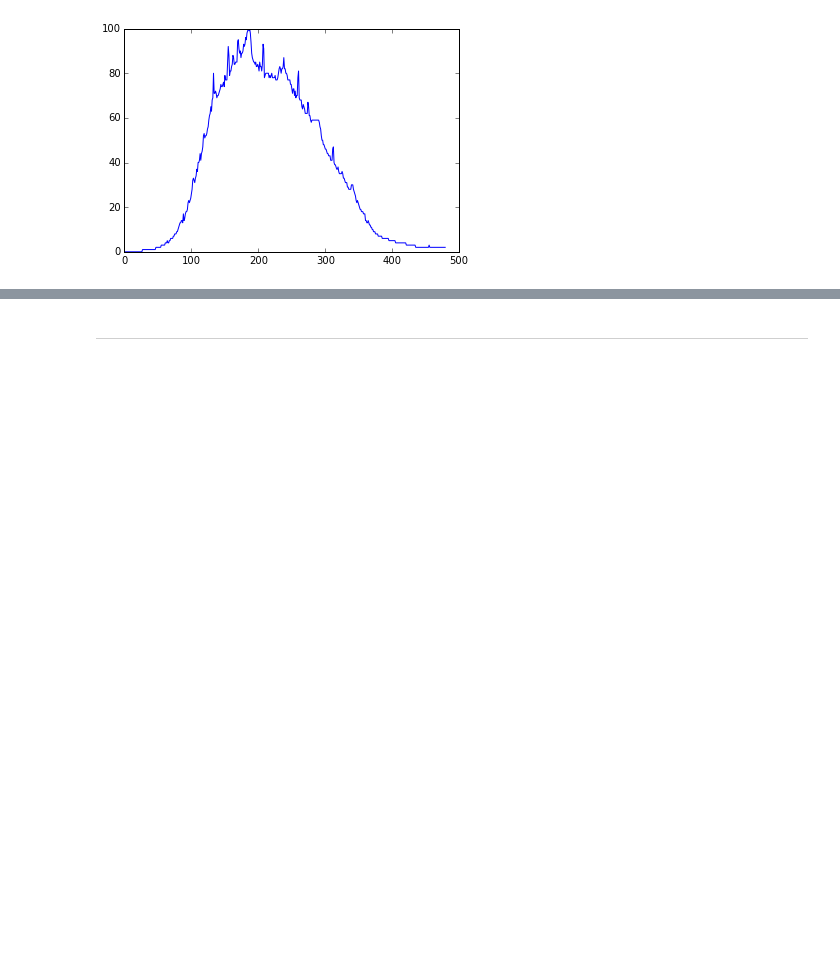
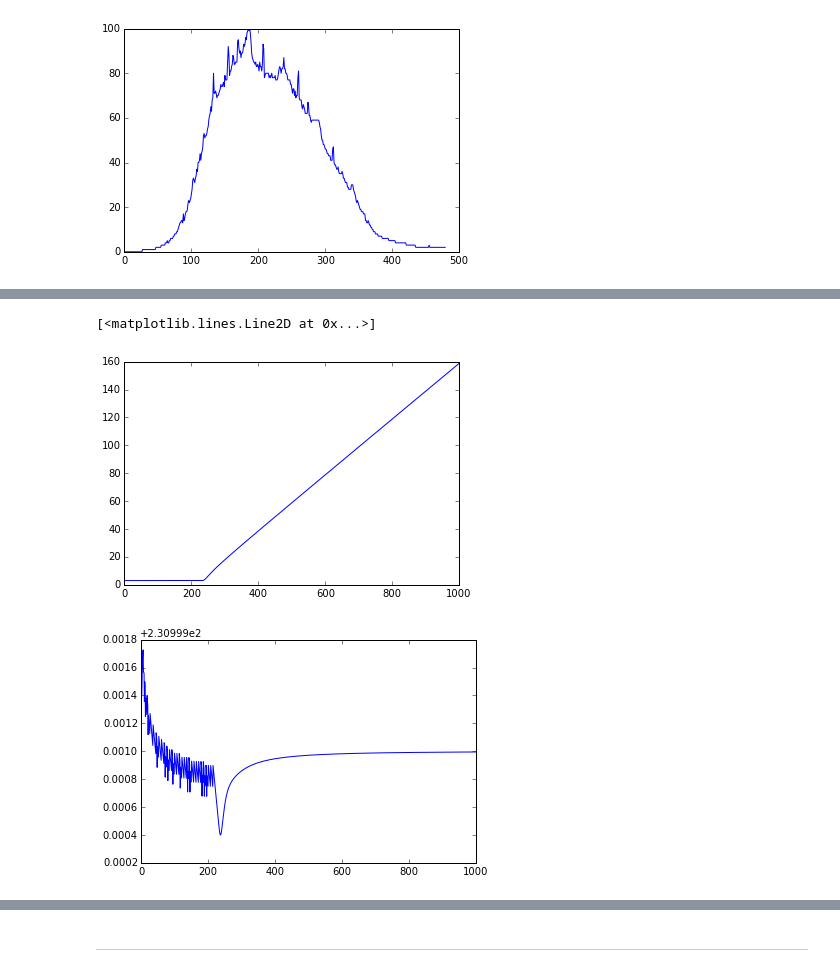
Before and after one commit to motjuste/patt-rex, a Jupyter notebook: task-1.3-wip.ipynb, the cells around one changed output, grey strips where cells are left out. Cells and saved outputs as stored; diff of their text form; code cells hidden in the pictures; blank space fills up the shorter version.

```diff
--- a/task-1.3-wip.ipynb
+++ b/task-1.3-wip.ipynb
@@ -114,0 +136,9 @@ nan nan
+# %%
+plt.figure()
+plt.plot(k)
+plt.figure()
+plt.plot(a)
+# %% [output]
+[<matplotlib.lines.Line2D at 0x...>]
+[figure, added]
+[figure, added]
```
Also changed, not shown: parts of 19 cells of this notebook.
